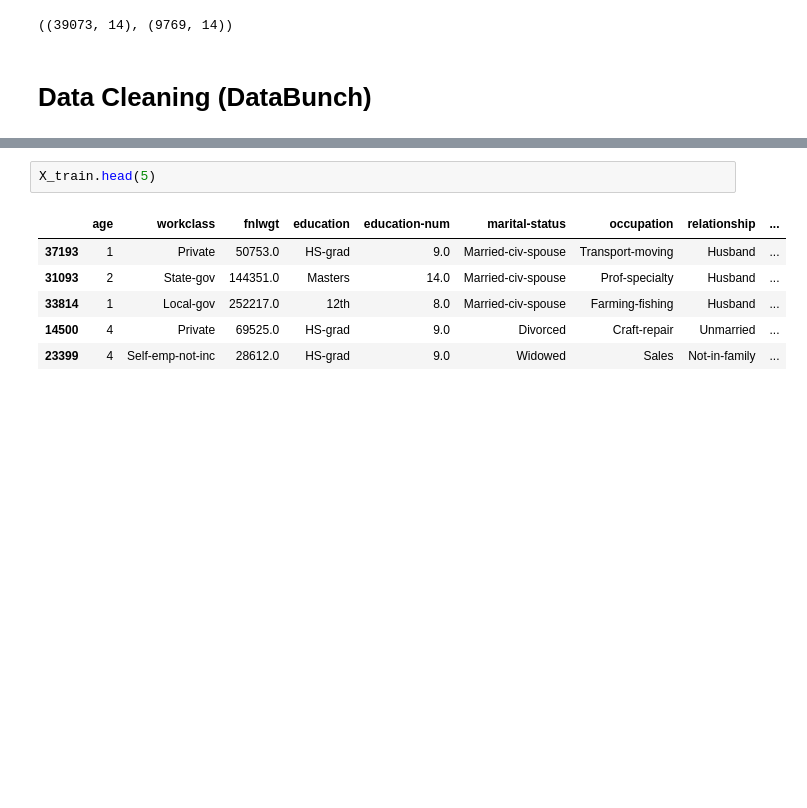
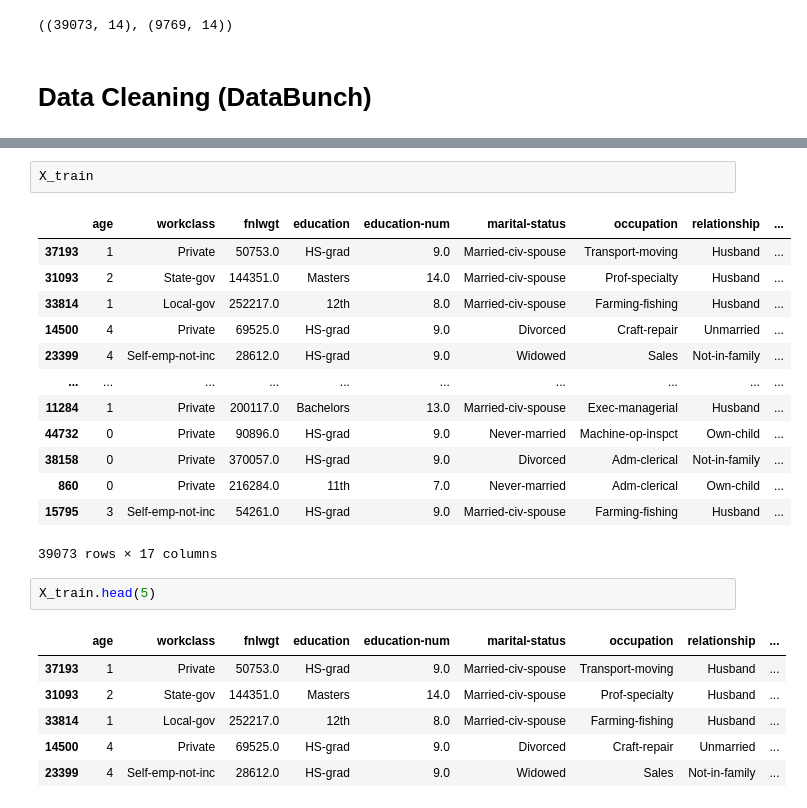
Before and after one commit to Alex-Lekov/AutoML_Alex, a Jupyter notebook: 03_Data_Cleaning_and_Encoding_(DataBunch).ipynb, the cells around one changed output, grey strips where cells are left out. Drawn from its saved outputs; the diff is of its cells as text; blank space fills up the shorter version.

```diff
--- a/examples/03_Data_Cleaning_and_Encoding_(DataBunch).ipynb
+++ b/03_Data_Cleaning_and_Encoding_(DataBunch).ipynb
@@ -41,3 +145,19 @@ X_train.shape, X_test.shape
+# %%
+X_train
+# %% [output]
+|  | age | workclass | fnlwgt | education | education-num | marital-status | occupation | relationship | ... |
+| 37193 | 1 | Private | 50753.0 | HS-grad | 9.0 | Married-civ-spouse | Transport-moving | Husband | ... |
+| 31093 | 2 | State-gov | 144351.0 | Masters | 14.0 | Married-civ-spouse | Prof-specialty | Husband | ... |
+| 33814 | 1 | Local-gov | 252217.0 | 12th | 8.0 | Married-civ-spouse | Farming-fishing | Husband | ... |
+| 14500 | 4 | Private | 69525.0 | HS-grad | 9.0 | Divorced | Craft-repair | Unmarried | ... |
+| 23399 | 4 | Self-emp-not-inc | 28612.0 | HS-grad | 9.0 | Widowed | Sales | Not-in-family | ... |
+| ... | ... | ... | ... | ... | ... | ... | ... | ... | ... |
+| 11284 | 1 | Private | 200117.0 | Bachelors | 13.0 | Married-civ-spouse | Exec-managerial | Husband | ... |
+| 44732 | 0 | Private | 90896.0 | HS-grad | 9.0 | Never-married | Machine-op-inspct | Own-child | ... |
+| 38158 | 0 | Private | 370057.0 | HS-grad | 9.0 | Divorced | Adm-clerical | Not-in-family | ... |
+| 860 | 0 | Private | 216284.0 | 11th | 7.0 | Never-married | Adm-clerical | Own-child | ... |
+| 15795 | 3 | Self-emp-not-inc | 54261.0 | HS-grad | 9.0 | Married-civ-spouse | Farming-fishing | Husband | ... |
+39073 rows × 17 columns
 # %%
 X_train.head(5)
 # %% [output]
```
Also changed, not shown: parts of 8 cells of this notebook, 9 other files.
